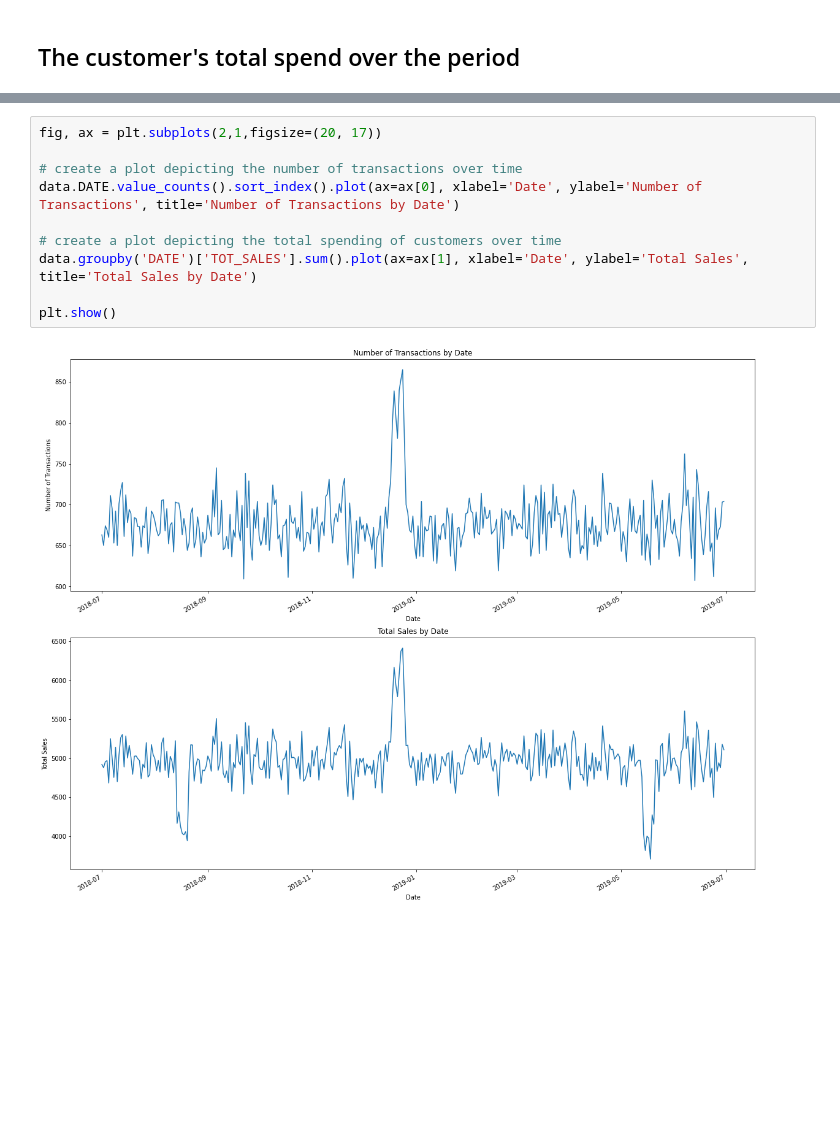
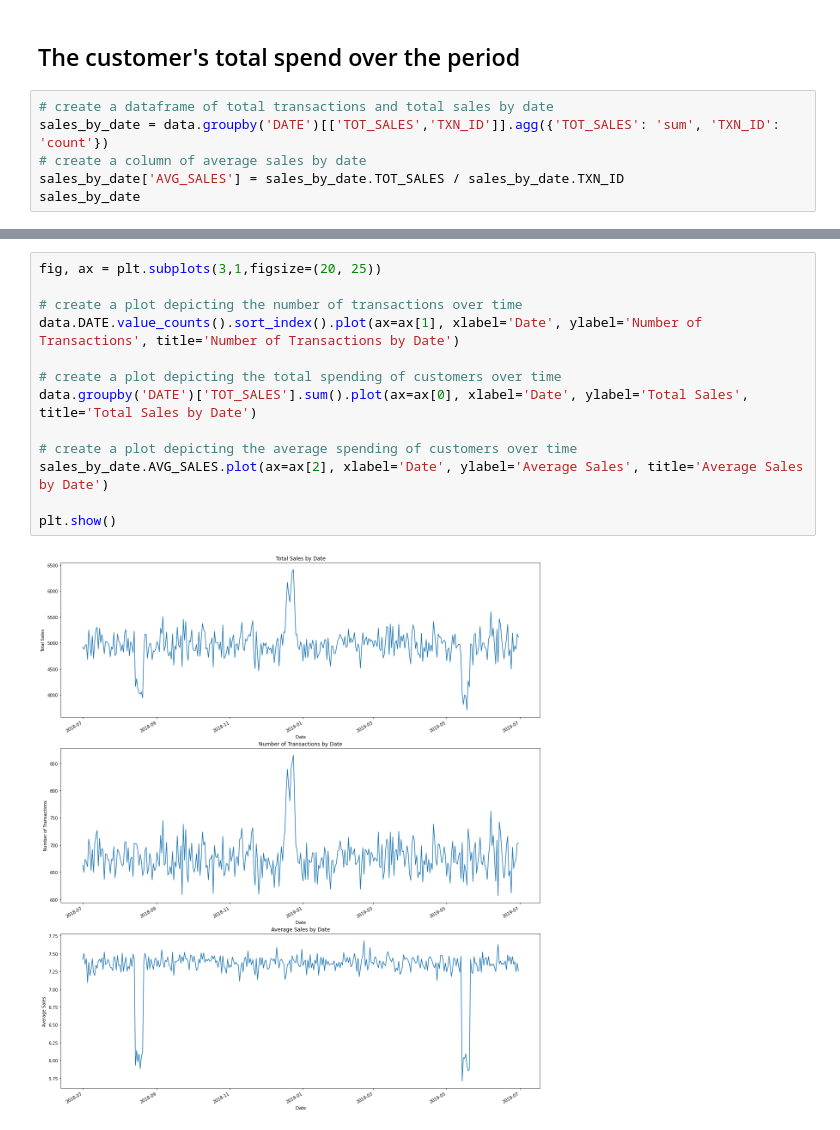
Before and after one commit to Ethan4thewin/Quantium---Chips, a Jupyter notebook: my_nb.ipynb, the cells around one changed output, grey strips where cells are left out. Cells and saved outputs as stored; diff of their text form; blank space fills up the shorter version.

```diff
--- a/my_nb.ipynb
+++ b/my_nb.ipynb
@@ -587,3 +587,9 @@ Based on the descriptive statistics above:
 ---
 # %% [markdown]
 ## The customer's total spend over the period
+# %%
+# create a dataframe of total transactions and total sales by date
+sales_by_date = data.groupby('DATE')[['TOT_SALES','TXN_ID']].agg({'TOT_SALES': 'sum', 'TXN_ID': 'count'})
+# create a column of average sales by date
+sales_by_date['AVG_SALES'] = sales_by_date.TOT_SALES / sales_by_date.TXN_ID
+sales_by_date
@@ -590,12 +611,15 @@ Based on the descriptive statistics above:
 # %%
-fig, ax = plt.subplots(2,1,figsize=(20, 17))
+fig, ax = plt.subplots(3,1,figsize=(20, 25))
 
 # create a plot depicting the number of transactions over time
-data.DATE.value_counts().sort_index().plot(ax=ax[0], xlabel='Date', ylabel='Number of Transactions', title='Number of Transactions by Date')
+data.DATE.value_counts().sort_index().plot(ax=ax[1], xlabel='Date', ylabel='Number of Transactions', title='Number of Transactions by Date')
 
 # create a plot depicting the total spending of customers over time
-data.groupby('DATE')['TOT_SALES'].sum().plot(ax=ax[1], xlabel='Date', ylabel='Total Sales', title='Total Sales by Date')
+data.groupby('DATE')['TOT_SALES'].sum().plot(ax=ax[0], xlabel='Date', ylabel='Total Sales', title='Total Sales by Date')
+
+# create a plot depicting the average spending of customers over time
+sales_by_date.AVG_SALES.plot(ax=ax[2], xlabel='Date', ylabel='Average Sales', title='Average Sales by Date')
 
 plt.show()
 # %% [output]
-[figure, old version]
+[figure, new version]
```
Also changed, not shown: parts of 1 cell of this notebook.
